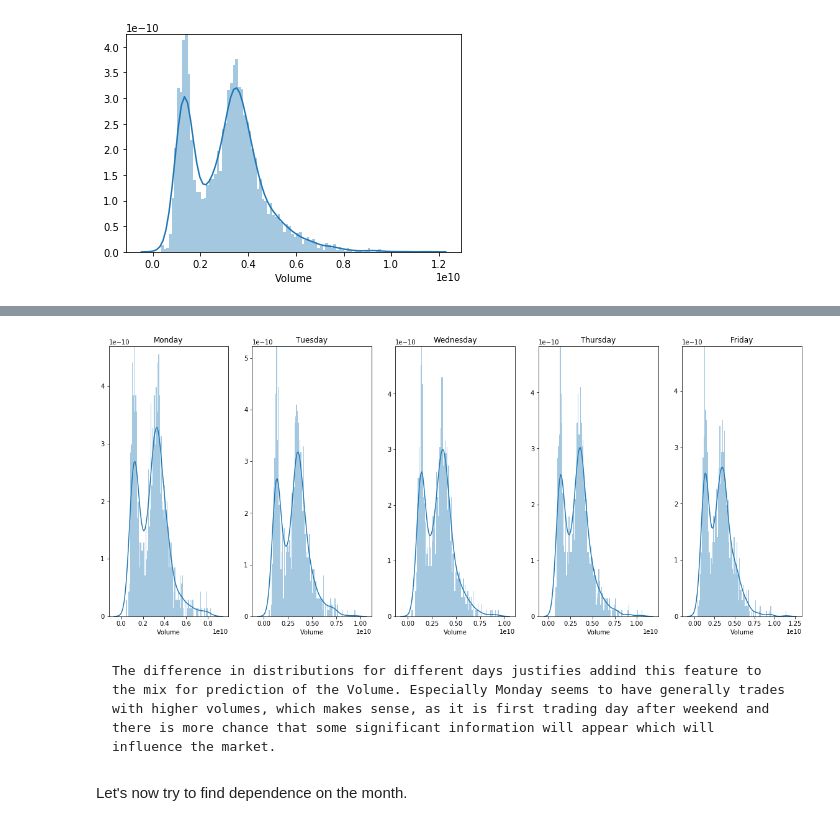
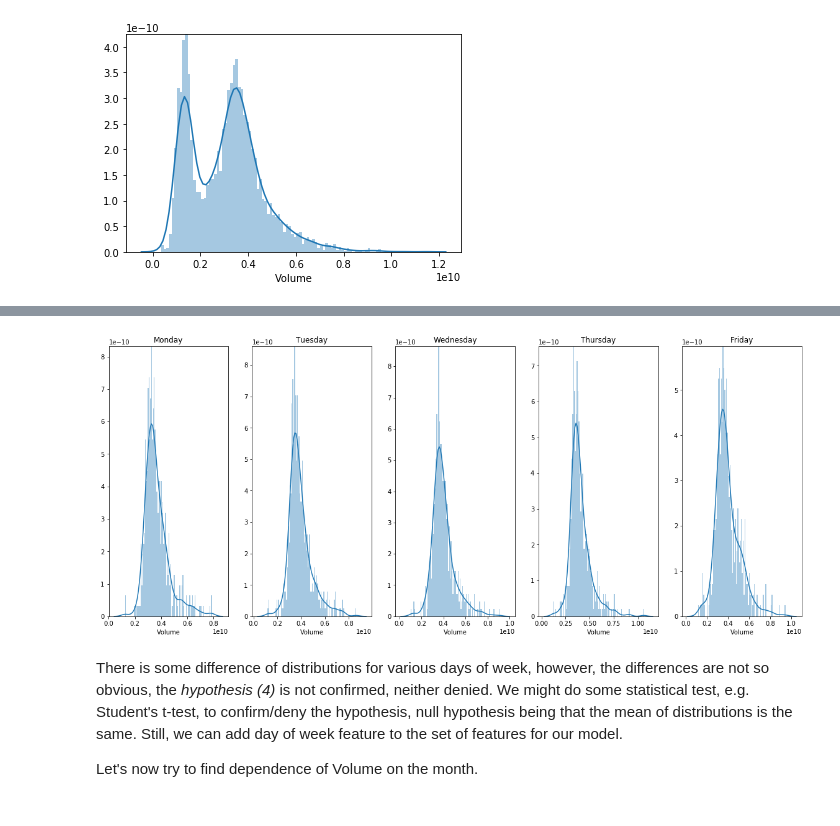
Before and after one commit to ludvik-martin/trade_volume_prediction, a Jupyter notebook: notebook/exploratory_data_analysis.ipynb, the cells around one changed output, grey strips where cells are left out. Drawn from its saved outputs; the diff is of its cells as text; code cells hidden in the pictures.

Commit message:
Tuning models and documentation.

```diff
--- a/notebook/exploratory_data_analysis.ipynb
+++ b/notebook/exploratory_data_analysis.ipynb
@@ -58,15 +112,18 @@ Let's now try to find dependence on calendar day.
 # %%
 fig, ax = plt.subplots(1,5)
 fig.set_size_inches(20, 8)
 
+# we are interested only in the volumes after 2009, as they are more relevant
+df_after_2009 = df.loc[datetime.datetime(2009,1,1):]
 days = ["Monday", "Tuesday", "Wednesday", "Thursday", "Friday"]
 for index, day in enumerate(days):
-    plot = sns.distplot(df[df['DayOfWeek'] == day].Volume, bins=100, ax=ax[index])
+    plot = sns.distplot(df_after_2009[df_after_2009['DayOfWeek'] == day].Volume, bins=100, ax=ax[index])
     plot.set_title(calendar.day_name[index])
 # %% [output]
-[figure, old version]
+[figure, new version]
-# %% [markdown]
-    The difference in distributions for different days justifies addind this feature to the mix for prediction of the Volume. Especially Monday seems to have generally trades with higher volumes, which makes sense, as it is first trading day after weekend and there is more chance that some significant information will appear which will influence the market.
-# %% [markdown]
-Let's now try to find dependence on the month.
+# %% [markdown]
+There is some difference of distributions for various days of week, however, the differences are not so obvious, the *hypothesis (4)* is not confirmed, neither denied. We might do some statistical test, e.g. Student's t-test, to confirm/deny the hypothesis, null hypothesis being that the mean of distributions is the same.
+Still, we can add day of week feature to the set of features for our model.
+
+Let's now try to find dependence of Volume on the month.
 # %%
```
Also changed, not shown: parts of 21 cells of this notebook, 4 other files.
